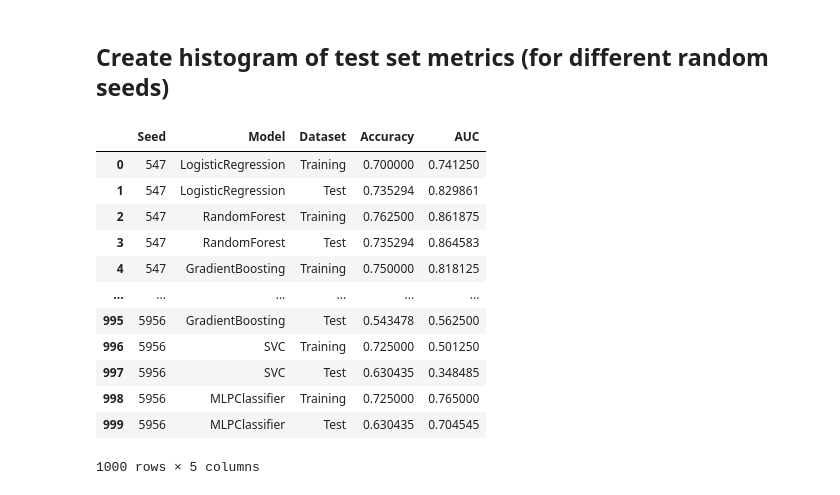
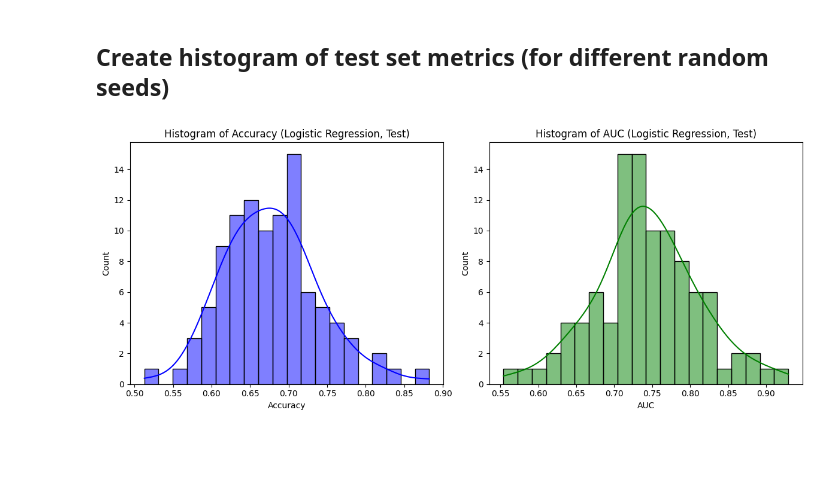
Before and after one commit to olegolt/PAF_reanalysis, a Jupyter notebook: reanalysis.ipynb, the cells around one changed output. Drawn from its saved outputs; the diff is of its cells as text; code cells hidden in the pictures; blank space fills up the shorter version.

Commit message:
add histograms for test set

```diff
--- a/reanalysis.ipynb
+++ b/reanalysis.ipynb
@@ -283,19 +283,33 @@ Saved Accuracy plot as SVG: /home/ole/projects/PAF_reanalysis/figures/Accuracy_b
 Saved AUC plot as SVG: /home/ole/projects/PAF_reanalysis/figures/AUC_by_Model.svg
 # %% [markdown]
 ## Create histogram of test set metrics (for different random seeds)
-# %%
-results_df
-# %% [output]
-|  | Seed | Model | Dataset | Accuracy | AUC |
-| 0 | 547 | LogisticRegression | Training | 0.700000 | 0.741250 |
-| 1 | 547 | LogisticRegression | Test | 0.735294 | 0.829861 |
-| 2 | 547 | RandomForest | Training | 0.762500 | 0.861875 |
-| 3 | 547 | RandomForest | Test | 0.735294 | 0.864583 |
-| 4 | 547 | GradientBoosting | Training | 0.750000 | 0.818125 |
-| ... | ... | ... | ... | ... | ... |
-| 995 | 5956 | GradientBoosting | Test | 0.543478 | 0.562500 |
-| 996 | 5956 | SVC | Training | 0.725000 | 0.501250 |
-| 997 | 5956 | SVC | Test | 0.630435 | 0.348485 |
-| 998 | 5956 | MLPClassifier | Training | 0.725000 | 0.765000 |
-| 999 | 5956 | MLPClassifier | Test | 0.630435 | 0.704545 |
-1000 rows × 5 columns
+# %%
+# Load the data
+file_path = os.path.join(basepath,"results/results_all_runs.csv")
+results_df = pd.read_csv(file_path)
+
+# Filter for LogisticRegression on Test dataset
+logreg_test_df = results_df[(results_df["Model"] == "LogisticRegression") & (results_df["Dataset"] == "Test")]
+
+# Set up the figure
+fig, axes = plt.subplots(1, 2, figsize=(12, 5))
+
+# Plot Accuracy histogram
+sns.histplot(logreg_test_df["Accuracy"], bins=20, kde=True, ax=axes[0], color="blue")
+axes[0].set_title("Histogram of Accuracy (Logistic Regression, Test)")
+axes[0].set_xlabel("Accuracy")
+axes[0].set_ylabel("Count")
+
+# Plot AUC histogram
+sns.histplot(logreg_test_df["AUC"], bins=20, kde=True, ax=axes[1], color="green")
+axes[1].set_title("Histogram of AUC (Logistic Regression, Test)")
+axes[1].set_xlabel("AUC")
+axes[1].set_ylabel("Count")
+
+plt.savefig(os.path.join(basepath, "figures/Metrics_testset_histogram.svg"), format="svg")
+
+# Show plots
+plt.tight_layout()
+plt.show()
+# %% [output]
+[figure, added]
```
